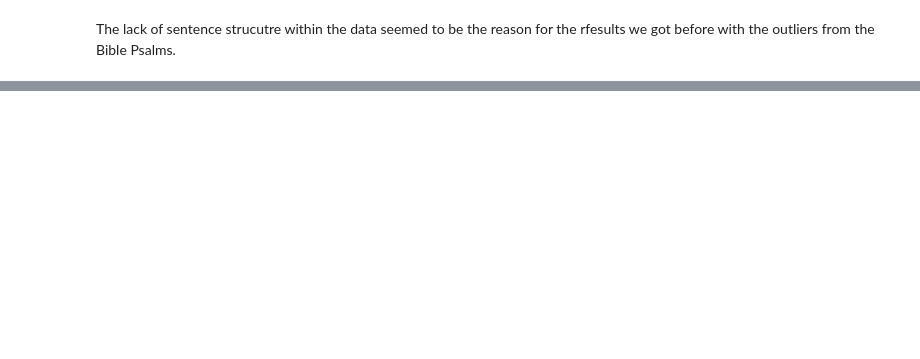
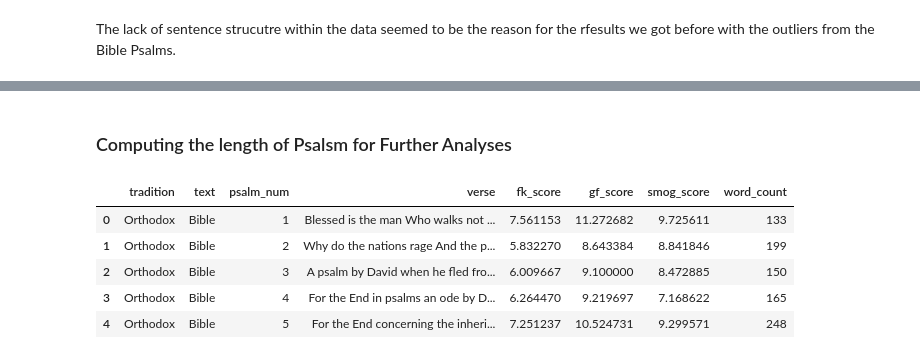
Before and after one commit to cwc09262/psalms-text-comparison, a Jupyter notebook: readability/readability.ipynb, the cells around one changed output, grey strips where cells are left out. Cells and saved outputs as stored; diff of their text form; code cells hidden in the pictures; blank space fills up the shorter version.

Commit message:
fixing a fewd bugs within the readability scores and started some of the analyses

```diff
--- a/readability/readability.ipynb
+++ b/readability/readability.ipynb
@@ -361,0 +393,17 @@ The lack of sentence strucutre within the data seemed to be the reason for the r
+# %% [markdown]
+### Computing the length of Psalsm for Further Analyses
+# %%
+def psalm_length(psalm):
+    words = psalm.split()
+    return len(words)
+
+full_psalms['word_count'] = full_psalms['verse'].apply(psalm_length)
+
+full_psalms.head()
+# %% [output]
+|  | tradition | text | psalm_num | verse | fk_score | gf_score | smog_score | word_count |
+| 0 | Orthodox | Bible | 1 | Blessed is the man Who walks not ... | 7.561153 | 11.272682 | 9.725611 | 133 |
+| 1 | Orthodox | Bible | 2 | Why do the nations rage And the p... | 5.832270 | 8.643384 | 8.841846 | 199 |
+| 2 | Orthodox | Bible | 3 | A psalm by David when he fled fro... | 6.009667 | 9.100000 | 8.472885 | 150 |
+| 3 | Orthodox | Bible | 4 | For the End in psalms an ode by D... | 6.264470 | 9.219697 | 7.168622 | 165 |
+| 4 | Orthodox | Bible | 5 | For the End concerning the inheri... | 7.251237 | 10.524731 | 9.299571 | 248 |
```
Also changed, not shown: parts of 12 cells of this notebook.
